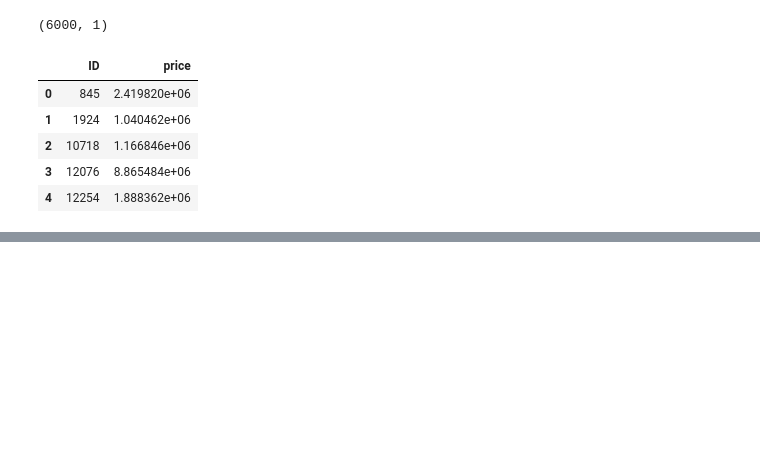
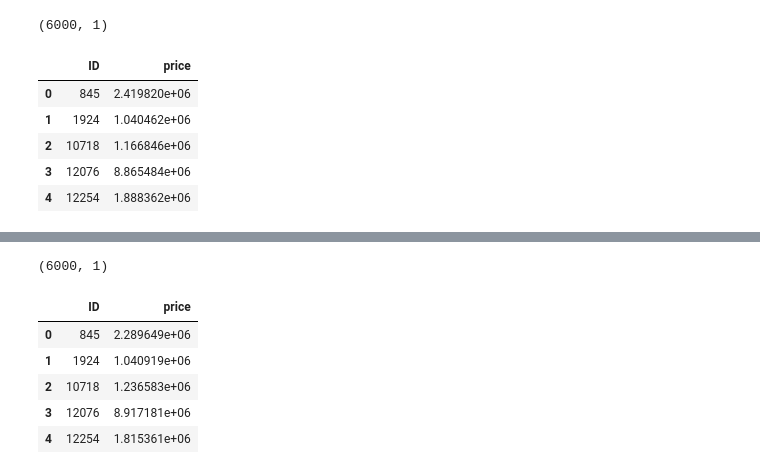
Before and after one commit to veronicaeyo/house_price_prediction, a Jupyter notebook: notebooks/house_prediction_load_optuna.ipynb, the cells around one changed output, grey strips where cells are left out. Drawn from its saved outputs; the diff is of its cells as text; code cells hidden in the pictures; blank space fills up the shorter version.

```diff
--- a/notebooks/house_prediction_load_optuna.ipynb
+++ b/notebooks/house_prediction_load_optuna.ipynb
@@ -115,0 +177,17 @@ sample_sub.head()
+# %%
+sample_sub = pd.read_csv('../data/Sample_submission.csv')
+print(sample_sub.shape)
+
+sample_sub["price"] = np.mean(catboost_preds, axis=0)
+sample_sub.to_csv(
+    "catboost_regressor_tuned_kfold_15_log_transformed_feat_eng_optuna.csv", index=False
+)
+sample_sub.head()
+# %% [output]
+(6000, 1)
+|  | ID | price |
+| 0 | 845 | 2.289649e+06 |
+| 1 | 1924 | 1.040919e+06 |
+| 2 | 10718 | 1.236583e+06 |
+| 3 | 12076 | 8.917181e+06 |
+| 4 | 12254 | 1.815361e+06 |
```
Also changed, not shown: parts of 6 cells of this notebook, 1 other file.
